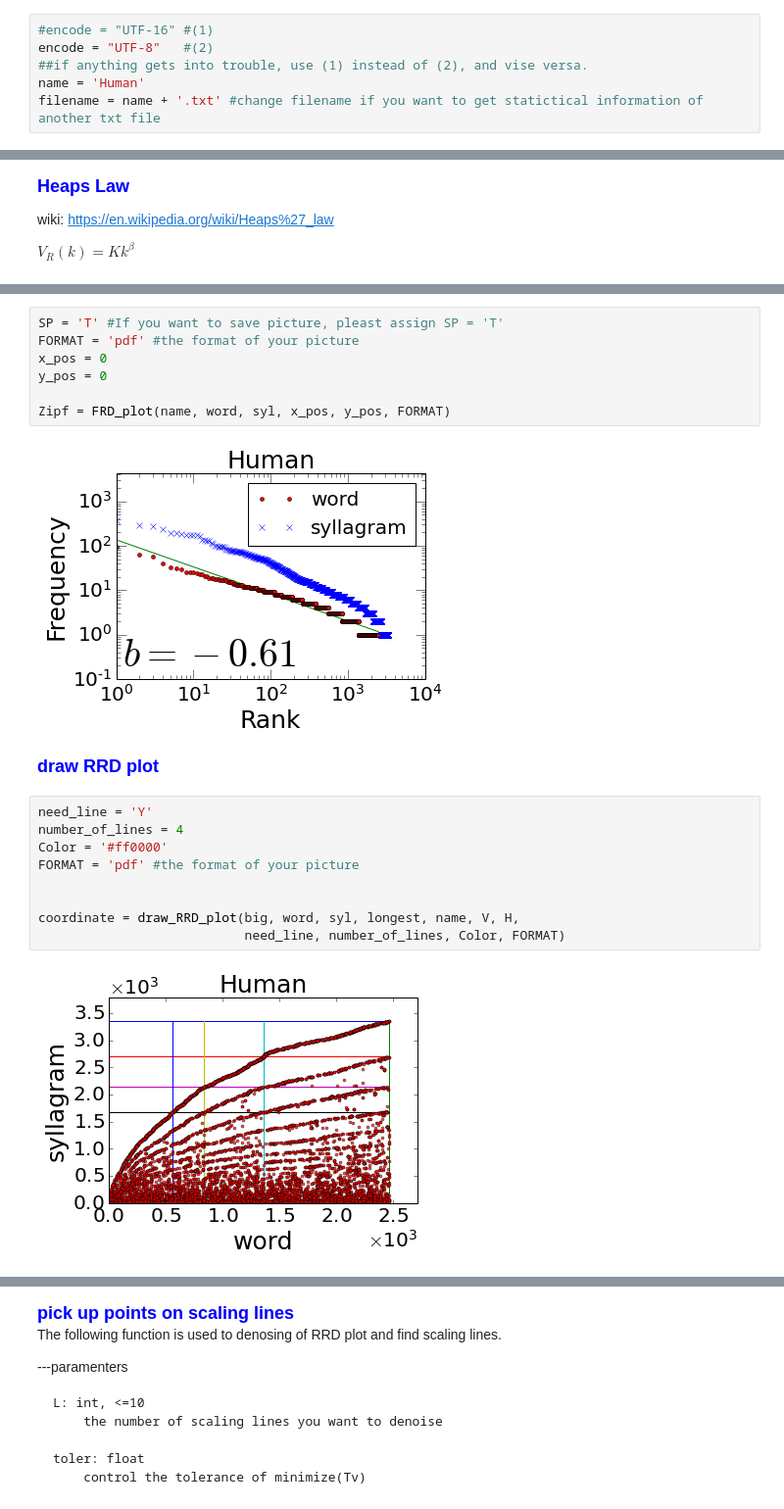
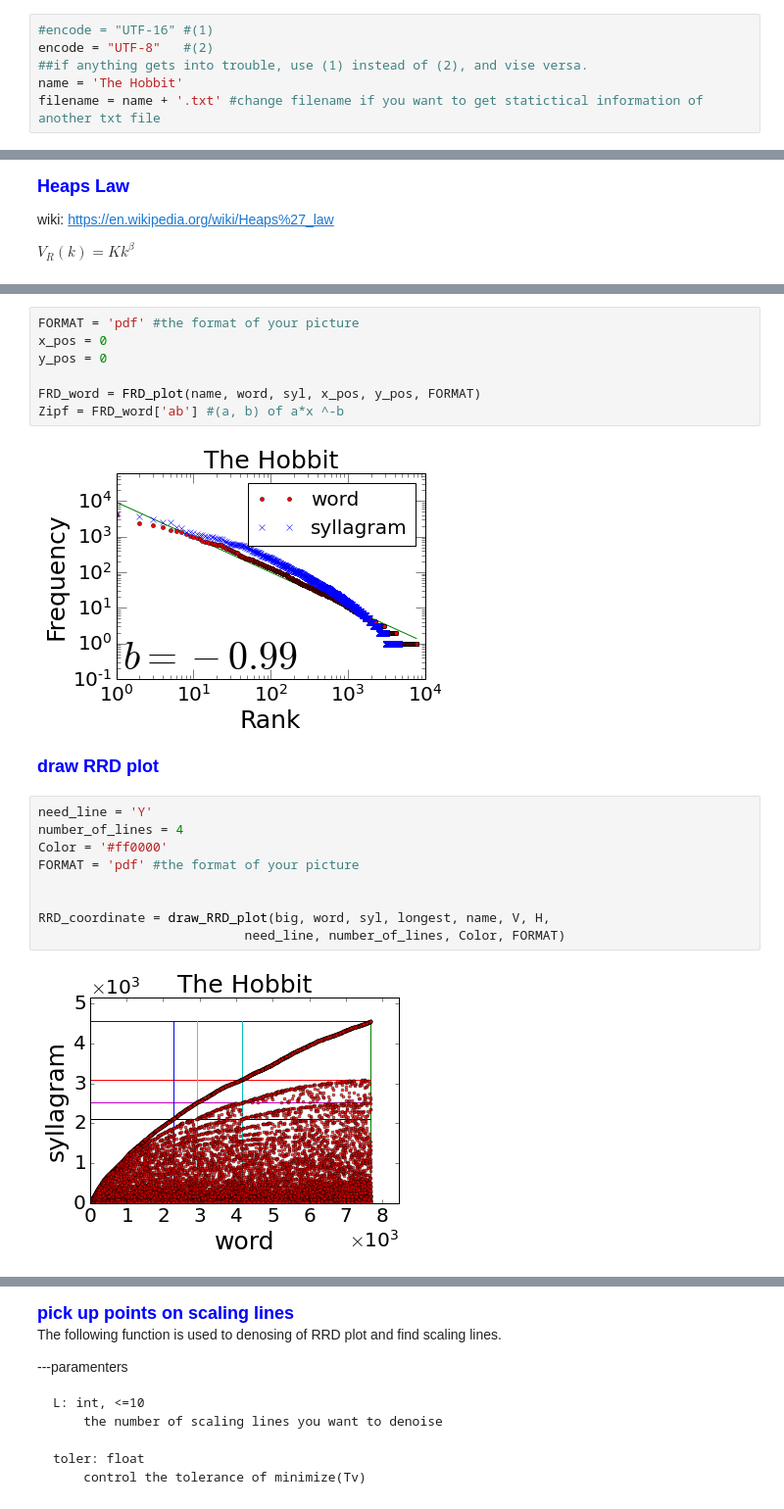
Before and after one commit to godofhoe/Genetics-Linguistics-Correspondence, a Jupyter notebook: Scaling-linguistics/English/Run_case_by_case.ipynb, the cells around one changed output, grey strips where cells are left out. Shown at 98% size. Saved outputs shown, nothing was run; the diff lists cells and outputs as text.

```diff
--- a/Scaling-linguistics/English/Run_case_by_case.ipynb
+++ b/Scaling-linguistics/English/Run_case_by_case.ipynb
@@ -61,7 +66,7 @@ plt.style.use('classic')
 #encode = "UTF-16" #(1)
 encode = "UTF-8"   #(2)
 ##if anything gets into trouble, use (1) instead of (2), and vise versa.
-name = 'Human'
+name = 'The Hobbit'
 filename = name + '.txt' #change filename if you want to get statictical information of another txt file
 # %%
 ##text file.
@@ -170,24 +149,24 @@ FORMAT is used to decide the format of your picture.
 # %%
-SP = 'T' #If you want to save picture, pleast assign SP = 'T'
 FORMAT = 'pdf' #the format of your picture
 x_pos = 0
 y_pos = 0
 
-Zipf = FRD_plot(name, word, syl, x_pos, y_pos, FORMAT)
+FRD_word = FRD_plot(name, word, syl, x_pos, y_pos, FORMAT)
+Zipf = FRD_word['ab'] #(a, b) of a*x ^-b
 # %% [output]
-[figure, old version]
+[figure, new version]
 # %% [markdown]
 <font color='blue' size='4'><b>draw RRD plot </b><br></font>
 # %%
 need_line = 'Y'
 number_of_lines = 4
 Color = '#ff0000'
 FORMAT = 'pdf' #the format of your picture
 
 
-coordinate = draw_RRD_plot(big, word, syl, longest, name, V, H,
+RRD_coordinate = draw_RRD_plot(big, word, syl, longest, name, V, H,
                            need_line, number_of_lines, Color, FORMAT)
 # %% [output]
-[figure, old version]
+[figure, new version]
 # %% [markdown]
 <font color='blue' size='4'><b> draw allocation-rank plot </b><br></font>
```
Also changed, not shown: parts of 25 cells of this notebook, 1 other file.
